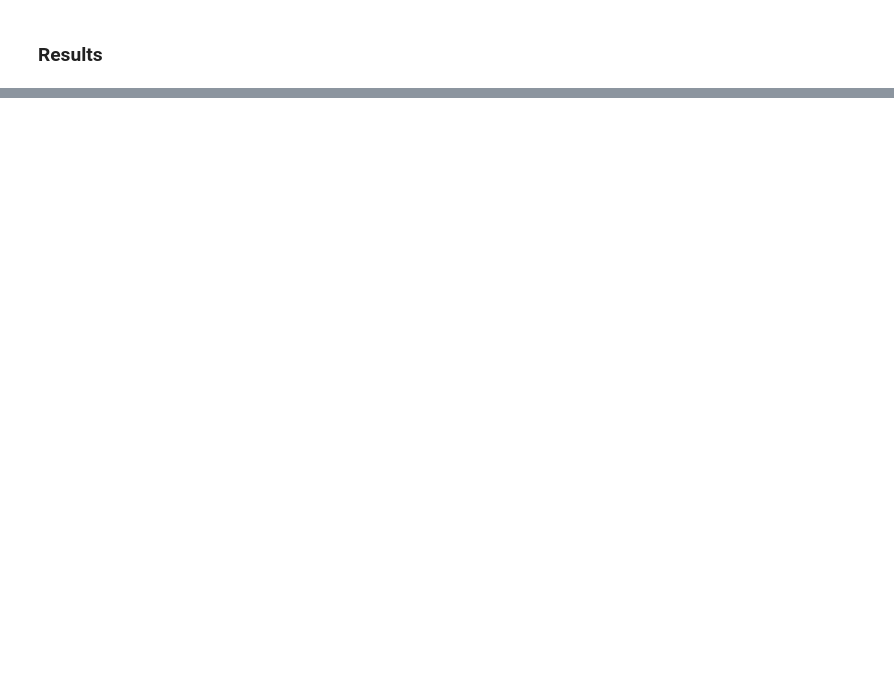
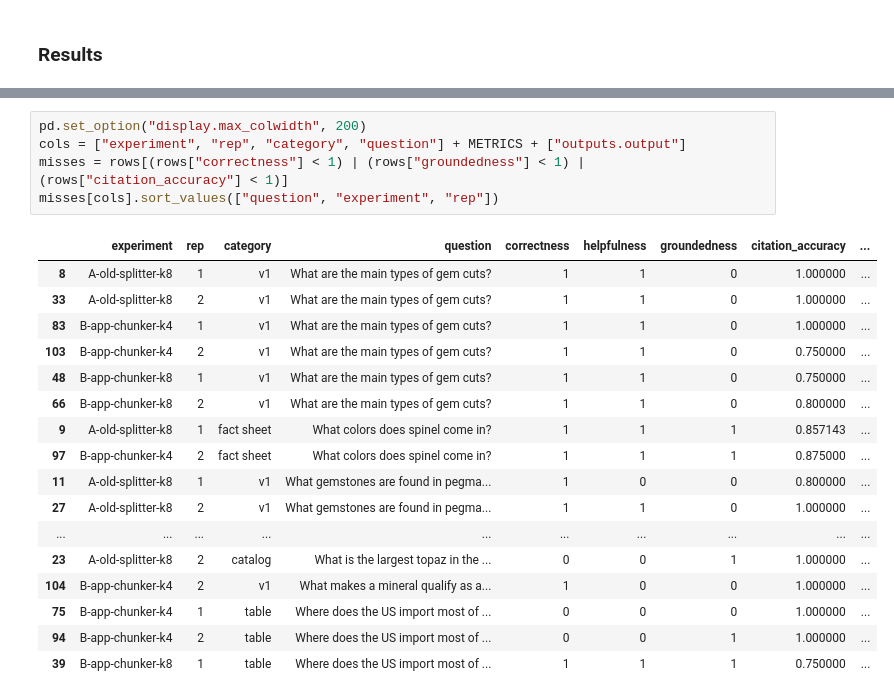
Before and after one commit to clnhrn/gem-ai, a Jupyter notebook: notebooks/rag-evaluation-v2.ipynb, the cells around one changed output, grey strips where cells are left out. Cells and saved outputs as stored; diff of their text form; blank space fills up the shorter version.

```diff
--- a/notebooks/rag-evaluation-v2.ipynb
+++ b/notebooks/rag-evaluation-v2.ipynb
@@ -663,0 +581,23 @@ Correct search decisions: 12/12
+# %%
+pd.set_option("display.max_colwidth", 200)
+cols = ["experiment", "rep", "category", "question"] + METRICS + ["outputs.output"]
+misses = rows[(rows["correctness"] < 1) | (rows["groundedness"] < 1) | (rows["citation_accuracy"] < 1)]
+misses[cols].sort_values(["question", "experiment", "rep"])
+# %% [output]
+|  | experiment | rep | category | question | correctness | helpfulness | groundedness | citation_accuracy | ... |
+| 8 | A-old-splitter-k8 | 1 | v1 | What are the main types of gem cuts? | 1 | 1 | 0 | 1.000000 | ... |
+| 33 | A-old-splitter-k8 | 2 | v1 | What are the main types of gem cuts? | 1 | 1 | 0 | 1.000000 | ... |
+| 83 | B-app-chunker-k4 | 1 | v1 | What are the main types of gem cuts? | 1 | 1 | 0 | 1.000000 | ... |
+| 103 | B-app-chunker-k4 | 2 | v1 | What are the main types of gem cuts? | 1 | 1 | 0 | 0.750000 | ... |
+| 48 | B-app-chunker-k8 | 1 | v1 | What are the main types of gem cuts? | 1 | 1 | 0 | 0.750000 | ... |
+| 66 | B-app-chunker-k8 | 2 | v1 | What are the main types of gem cuts? | 1 | 1 | 0 | 0.800000 | ... |
+| 9 | A-old-splitter-k8 | 1 | fact sheet | What colors does spinel come in? | 1 | 1 | 1 | 0.857143 | ... |
+| 97 | B-app-chunker-k4 | 2 | fact sheet | What colors does spinel come in? | 1 | 1 | 1 | 0.875000 | ... |
+| 11 | A-old-splitter-k8 | 1 | v1 | What gemstones are found in pegma... | 1 | 0 | 0 | 0.800000 | ... |
+| 27 | A-old-splitter-k8 | 2 | v1 | What gemstones are found in pegma... | 1 | 1 | 0 | 1.000000 | ... |
+| ... | ... | ... | ... | ... | ... | ... | ... | ... | ... |
+| 23 | A-old-splitter-k8 | 2 | catalog | What is the largest topaz in the ... | 0 | 0 | 1 | 1.000000 | ... |
+| 104 | B-app-chunker-k4 | 2 | v1 | What makes a mineral qualify as a... | 1 | 0 | 0 | 1.000000 | ... |
+| 75 | B-app-chunker-k4 | 1 | table | Where does the US import most of ... | 0 | 0 | 0 | 1.000000 | ... |
+| 94 | B-app-chunker-k4 | 2 | table | Where does the US import most of ... | 0 | 0 | 1 | 1.000000 | ... |
+| 39 | B-app-chunker-k8 | 1 | table | Where does the US import most of ... | 1 | 1 | 1 | 0.750000 | ... |
```
Also changed, not shown: parts of 14 cells of this notebook.
